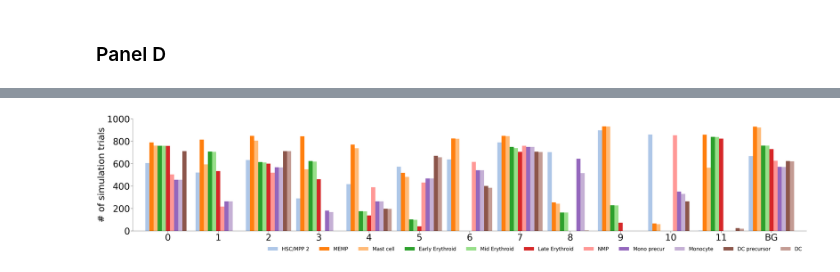
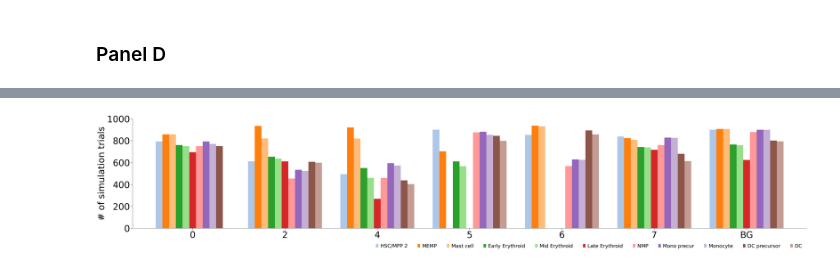
Before and after one commit to StatBiomed/clonaltrans, a Jupyter notebook: notebooks/Figure_3_A-D.ipynb, the cells around one changed output, grey strips where cells are left out. Saved outputs shown, nothing was run; the diff lists cells and outputs as text; code cells hidden in the pictures.

```diff
--- a/notebooks/Figure_3_A-D.ipynb
+++ b/notebooks/Figure_3_A-D.ipynb
@@ -49,11 +50,14 @@ visualize_gtree(
 # %% [markdown]
 ### Panel B
+# %%
+gillespie_dir='./trials/v1.2.0/checkpoints/CordBloodDynamicGillespie/1216_150034/models/'
+gillespie_dir_valid = os.path.join(gillespie_dir, 'Clone 0')
 # %%
 from clonaltrans.pl import get_num_div
 from natsort import natsorted
 
 for directory in natsorted(os.listdir(gillespie_dir)):
-    if directory.startswith('clone'):
+    if directory.startswith('Clone'):
         gillespie_dir_clones = os.path.join(gillespie_dir, directory)
         get_num_div(cluster_names, gillespie_dir=gillespie_dir_clones)
 # %% [output]
@@ -77,7 +79,10 @@ import copy
 distributions = []
 length, mean, num_trails = [], [], []
 
-for clone in range(model.N.shape[1]):
-    distribution, counts = get_div_distribution(os.path.join(gillespie_dir, f'clone_{clone}'), cluster_names)
-    distributions.append(distribution)
-    num_trails.append(counts)
+for directory in natsorted(os.listdir(gillespie_dir)):
+    if directory.startswith('Clone'):
+        gillespie_dir_clones = os.path.join(gillespie_dir, directory)
+        distribution, counts = get_div_distribution(gillespie_dir_clones, cluster_names, init_celltype='HSC/MPP 1')
+
+        distributions.append(distribution)
+        num_trails.append(counts)
@@ -113,0 +154,6 @@ for clone in length:
+# %%
+df = pd.DataFrame(length)
+del df['HSC/MPP 1']
+df = df.drop(index=[1, 3, 8, 9])
+df.index = ['0', '2', '4', '5', '6', '7', 'BG']
+df
@@ -114,5 +169,5 @@ for clone in length:
 # %%
 from clonaltrans.pl import succeed_trails_to_first
-succeed_trails_to_first(length, num_trails)
+succeed_trails_to_first(df, 1000, save='cb_potency')
 # %% [output]
-[figure, old version]
+[figure, new version]
```
Also changed, not shown: parts of 17 cells of this notebook, 36 other files.
